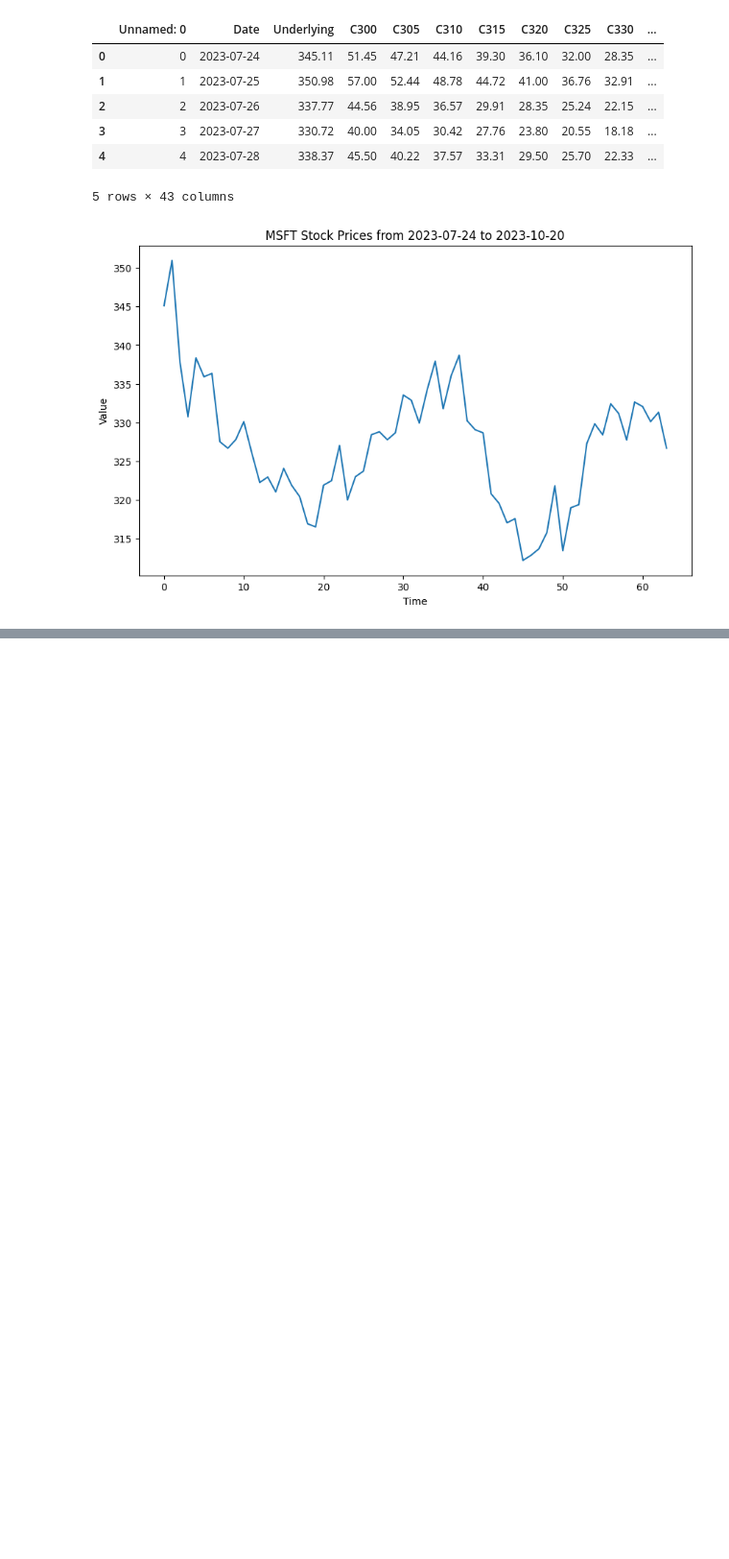
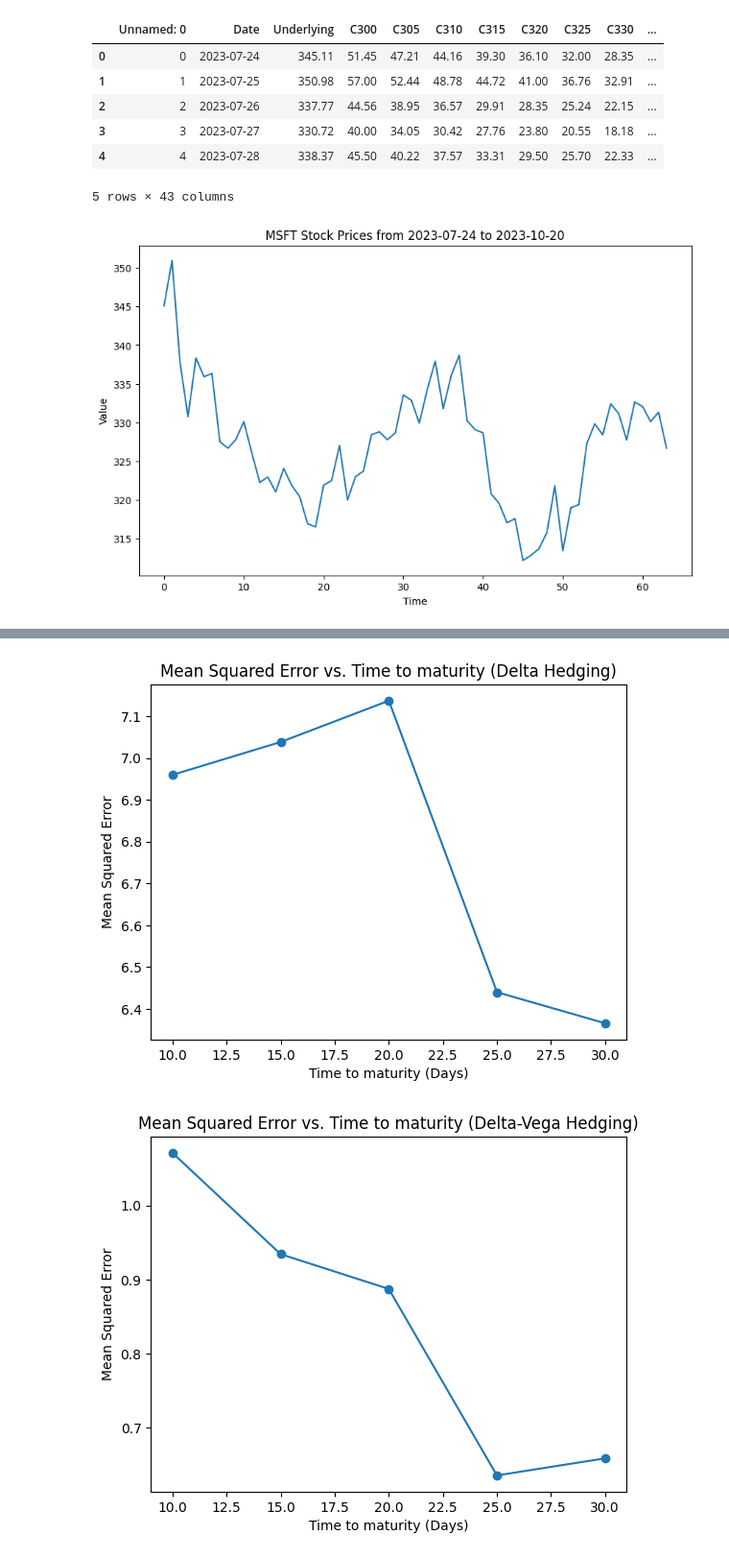
Before and after one commit to Snail664/greek-hedging, a Jupyter notebook: hedging.ipynb, the cells around one changed output, grey strips where cells are left out. Shown at 96% size. Saved outputs shown, nothing was run; the diff lists cells and outputs as text; code cells hidden in the pictures; blank space fills up the shorter version.

```diff
--- a/hedging.ipynb
+++ b/hedging.ipynb
@@ -647,0 +704,31 @@ print(results)
+# %%
+plt.plot(results_maturities['x_axis'], results_maturities['mean_errors_delta_hedging'], marker='o')
+plt.xlabel('Time to maturity (Days)')
+plt.ylabel('Mean Squared Error')
+plt.title('Mean Squared Error vs. Time to maturity (Delta Hedging)')
+plt.show()
+
+plt.plot(results_maturities['x_axis'], results_maturities['mean_errors_delta_vega_hedging'], marker='o')
+plt.xlabel('Time to maturity (Days)')
+plt.ylabel('Mean Squared Error')
+plt.title('Mean Squared Error vs. Time to maturity (Delta-Vega Hedging)')
+plt.show()
+
+plt.plot(results_maturities['x_axis'], results_maturities['mean_errors_delta_hedging'], label='Delta Hedging', marker='o')
+plt.plot(results_maturities['x_axis'], results_maturities['mean_errors_delta_vega_hedging'], label='Delta-Vega Hedging', marker='o')
+plt.xlabel('Time to Maturity (Days)')
+plt.ylabel('Mean Squared Error')
+plt.title('Mean Squared Error vs. Time to Maturity (Comparing Delta and Delta-Vega Hedging Strategies)')
+plt.legend()
+plt.show()
+
+plt.plot(results_maturities['x_axis'], results_maturities['mean_transaction_cost_delta_hedging'], label='Delta Hedging', marker='o')
+plt.plot(results_maturities['x_axis'], results_maturities['mean_transaction_cost_delta_vega_hedging'], label='Delta-Vega Hedging', marker='o')
+plt.xlabel('Time to maturity (Days)')
+plt.ylabel('Transaction cost')
+plt.title('Transaction cost vs. Time to Maturity (Comparing Delta and Delta-Vega Hedging Strategies)')
+plt.legend()
+plt.show()
+# %% [output]
+[figure, added]
+[figure, added]
```
Also changed, not shown: parts of 14 cells of this notebook, 1 other file.
